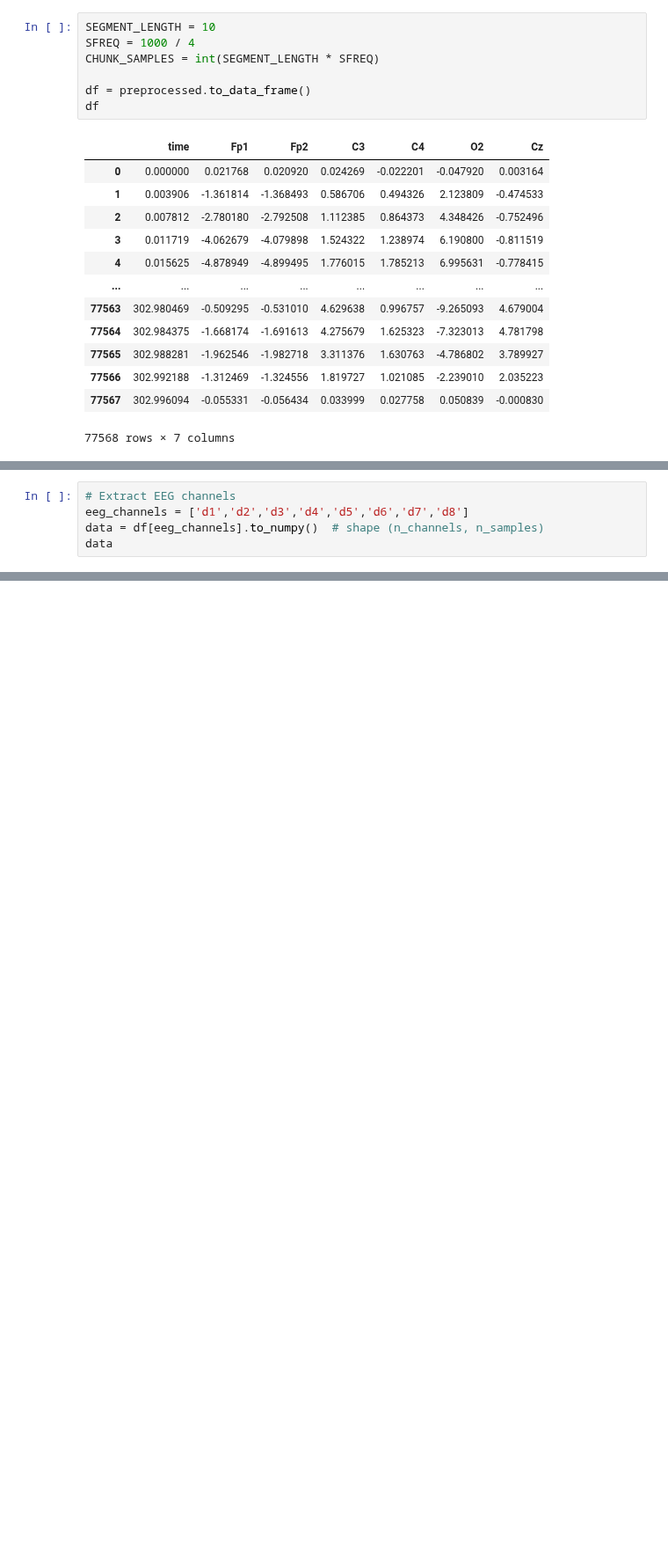
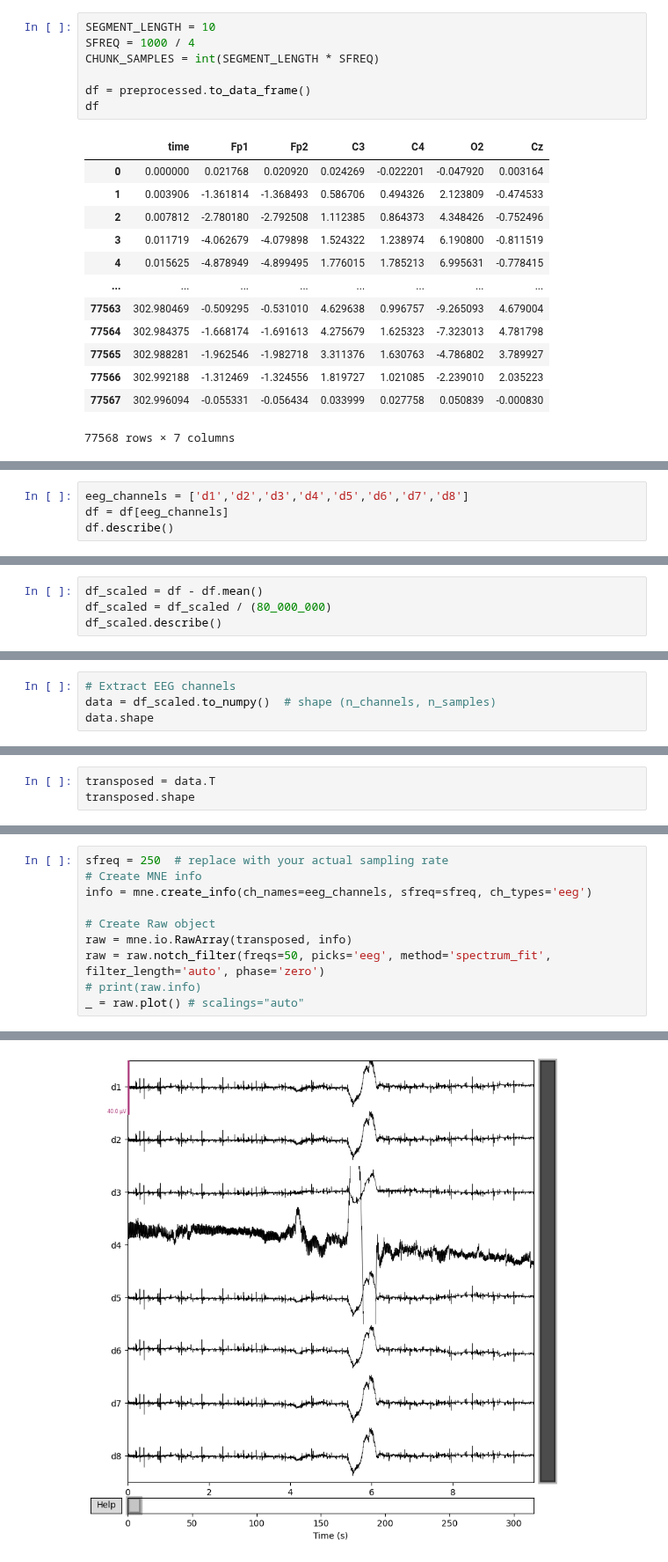
Before and after one commit to mtichavsky/eeg, a Jupyter notebook: prototyping.ipynb, the cells around one changed output, grey strips where cells are left out. Shown at 88% size. Saved outputs shown, nothing was run; the diff lists cells and outputs as text; blank space fills up the shorter version.

```diff
--- a/prototyping.ipynb
+++ b/prototyping.ipynb
@@ -165,0 +362,4 @@ df
+# %%
+eeg_channels = ['d1','d2','d3','d4','d5','d6','d7','d8']
+df = df[eeg_channels]
+df.describe()
@@ -165,0 +376,4 @@ df
+# %%
+df_scaled = df - df.mean()
+df_scaled = df_scaled / (80_000_000)
+df_scaled.describe()
@@ -166,5 +397,4 @@ df
 # %%
 # Extract EEG channels
-eeg_channels = ['d1','d2','d3','d4','d5','d6','d7','d8']
-data = df[eeg_channels].to_numpy()  # shape (n_channels, n_samples)
-data
+data = df_scaled.to_numpy()  # shape (n_channels, n_samples)
+data.shape
@@ -170,0 +403,3 @@ data
+# %%
+transposed = data.T
+transposed.shape
@@ -170,0 +408,11 @@ data
+# %%
+sfreq = 250  # replace with your actual sampling rate
+# Create MNE info
+info = mne.create_info(ch_names=eeg_channels, sfreq=sfreq, ch_types='eeg')
+
+# Create Raw object
+raw = mne.io.RawArray(transposed, info)
+raw = raw.notch_filter(freqs=50, picks='eeg', method='spectrum_fit', filter_length='auto', phase='zero')
+# print(raw.info)
+_ = raw.plot() # scalings="auto"
+# %% [output]
@@ -170,0 +425 @@ data
+[figure, added]
```
Also changed, not shown: parts of 36 cells of this notebook, 1 other file.
